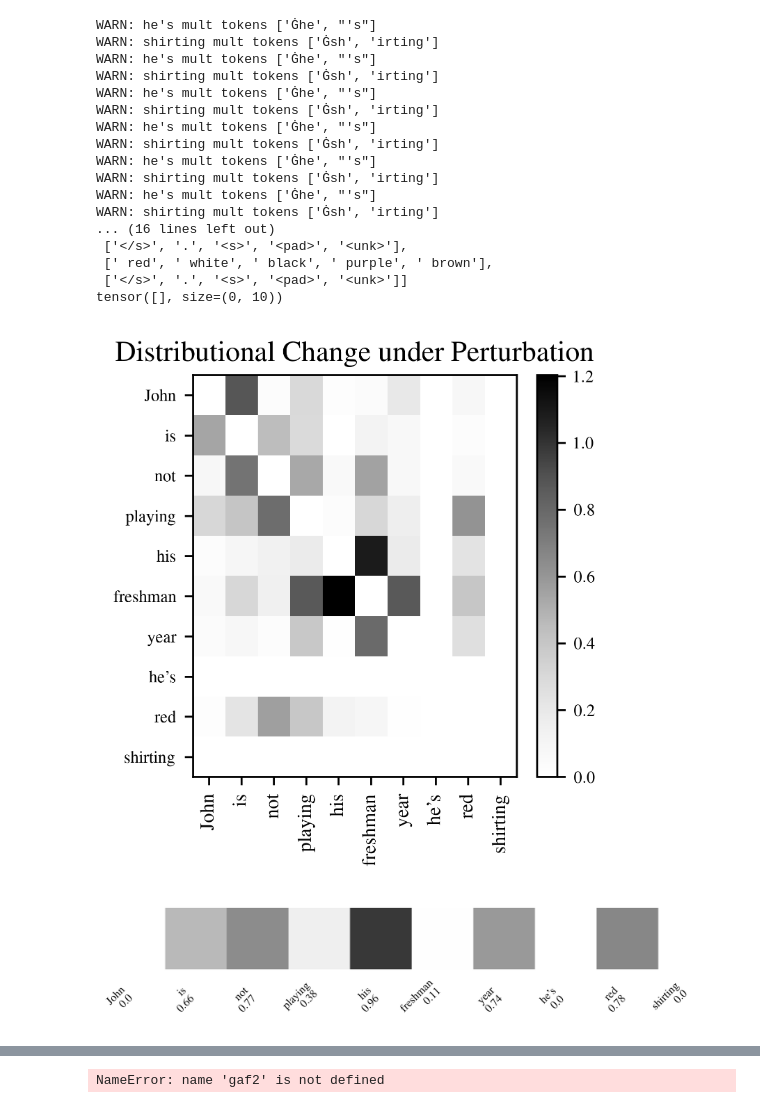
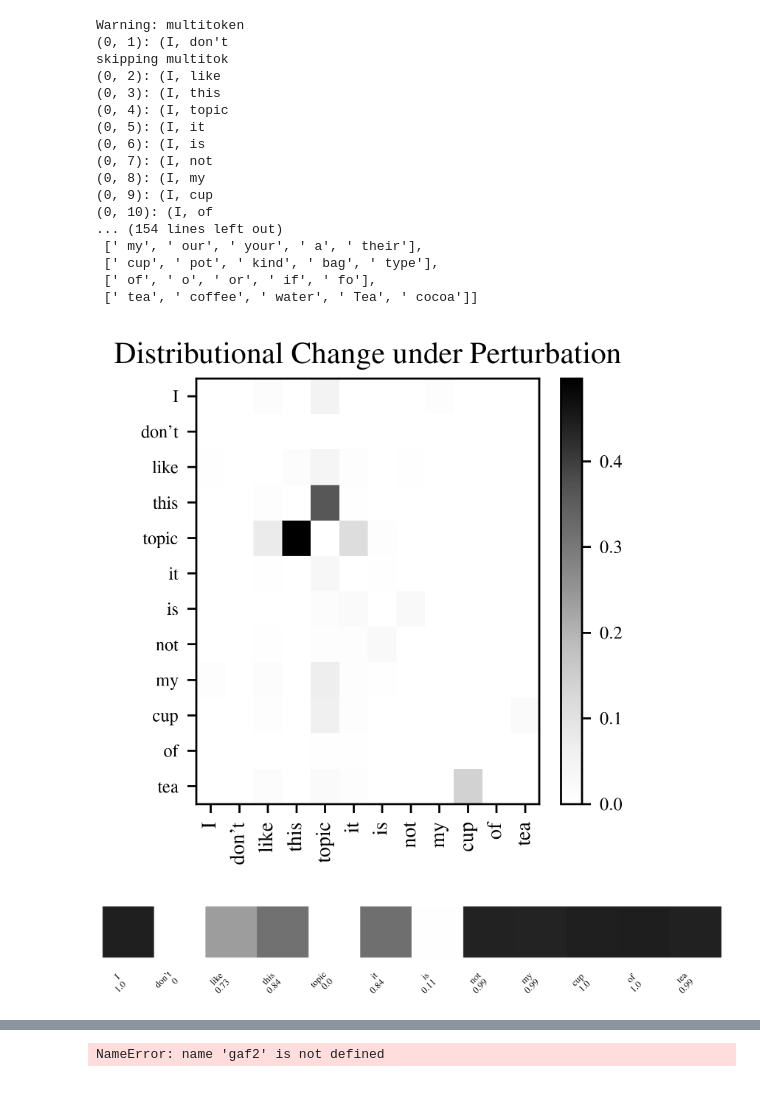
Before and after one commit to jsrozner/ConstructionsRevealedDistribution, a Jupyter notebook: src/make_graphics/presentation.ipynb, the cells around one changed output, grey strips where cells are left out. Cells and saved outputs as stored; diff of their text form; code cells hidden in the pictures.

Commit message:
Add core affinity, add example.ipynb, update readme

```diff
--- a/src/make_graphics/presentation.ipynb
+++ b/src/make_graphics/presentation.ipynb
@@ -27,47 +56,63 @@ if not "fs" in locals():
 # %%
 from lib.plotting.plots import full_plot_single_sentence
+from affinity.plots_new import full_plot_single_sentence_new
 
 """Green day examples"""
 # from utils.plotting.plots import full_plot_single_sentence
 
 # s1 = "I took a walk down memory lane."
 s1 = "My favorite band is Green Day."
 s1 = "I was so happy that I cried."
 s1 = "I was so full that my stomach hurt."
 s1 = "It was so big that it fell over."
 config_matplot_for_latex(8, dpi=500)
 s1 = "In the boxing match, they went jaw to jaw, exchanging fierce punches each round."
 # s1 = "I took a trip down memory lane."
 # s1 = "I bought a red shirt at the store."
-s1 = "My favorite band is Green Day."
 s1 = "I was so sad that I had cried."
 s1 = "In the bustling kitchen, the chef stacked pan upon pan, creating a towering monument of cookware."
 s1 = "John is not playing his freshman year; he's red shirting."
+s1 = "Nervous though he was, he still managed to do okay."
+s1 = "That disaster, bad as it was, still pales in comparison to the hurricane of 1950."
+s1 = ("Handsome though everyone expects me to try to force Bill to make Mom agree "
+      "that Dick is, I'm still going to marry Herman.")
 
-f = full_plot_single_sentence(s1, do_print=True, plot_local=True, use_euclid=True)
+s1 = "I saw my favorite band Green Day in concert."
+s1 = "I saw my favorite band , Green Day , in concert"
+s1 = "That was so easy; it was a piece of cake."
+s1 = "I don't like this topic; it is not my cup of tea."
+# s1 = "Alice went to the hardware store and she bought a hammer."
+# s1 = "My favorite is Green Day."
+f = full_plot_single_sentence_new(s1,
+                                  do_print=True,
+                                  plot_local=True,
+                                  use_euclid=False,
+                                  num_preds=5,
+                                  # normalize =False
+                                  )
 # fs.save(f)
 
 # use save_fig to save these
 # gaf1 = plot_everything(s1, plot_heamap=False)
 # gaf1.insert(2, 0)   # for band
 # gaf2 = plot_everything(s2, plot_heamap=False)
 # %% [output]
-WARN: he's mult tokens ['Ġhe', "'s"]
-WARN: shirting mult tokens ['Ġsh', 'irting']
-WARN: he's mult tokens ['Ġhe', "'s"]
-WARN: shirting mult tokens ['Ġsh', 'irting']
-WARN: he's mult tokens ['Ġhe', "'s"]
-WARN: shirting mult tokens ['Ġsh', 'irting']
-WARN: he's mult tokens ['Ġhe', "'s"]
-WARN: shirting mult tokens ['Ġsh', 'irting']
-WARN: he's mult tokens ['Ġhe', "'s"]
-WARN: shirting mult tokens ['Ġsh', 'irting']
-WARN: he's mult tokens ['Ġhe', "'s"]
-WARN: shirting mult tokens ['Ġsh', 'irting']
-... (16 lines left out)
- ['</s>', '.', '<s>', '<pad>', '<unk>'],
- [' red', ' white', ' black', ' purple', ' brown'],
- ['</s>', '.', '<s>', '<pad>', '<unk>']]
-tensor([], size=(0, 10))
+Warning: multitoken
+(0, 1): (I, don't
+skipping multitok
+(0, 2): (I, like
+(0, 3): (I, this
+(0, 4): (I, topic
+(0, 5): (I, it
+(0, 6): (I, is
+(0, 7): (I, not
+(0, 8): (I, my
+(0, 9): (I, cup
+(0, 10): (I, of
+... (154 lines left out)
+ [' my', ' our', ' your', ' a', ' their'],
+ [' cup', ' pot', ' kind', ' bag', ' type'],
+ [' of', ' o', ' or', ' if', ' fo'],
+ [' tea', ' coffee', ' water', ' Tea', ' cocoa']]
-[figure, old version]
+[figure, new version]
-[figure, old version]
+[figure, new version]
```
Also changed, not shown: parts of 5 cells of this notebook, 36 other files.
